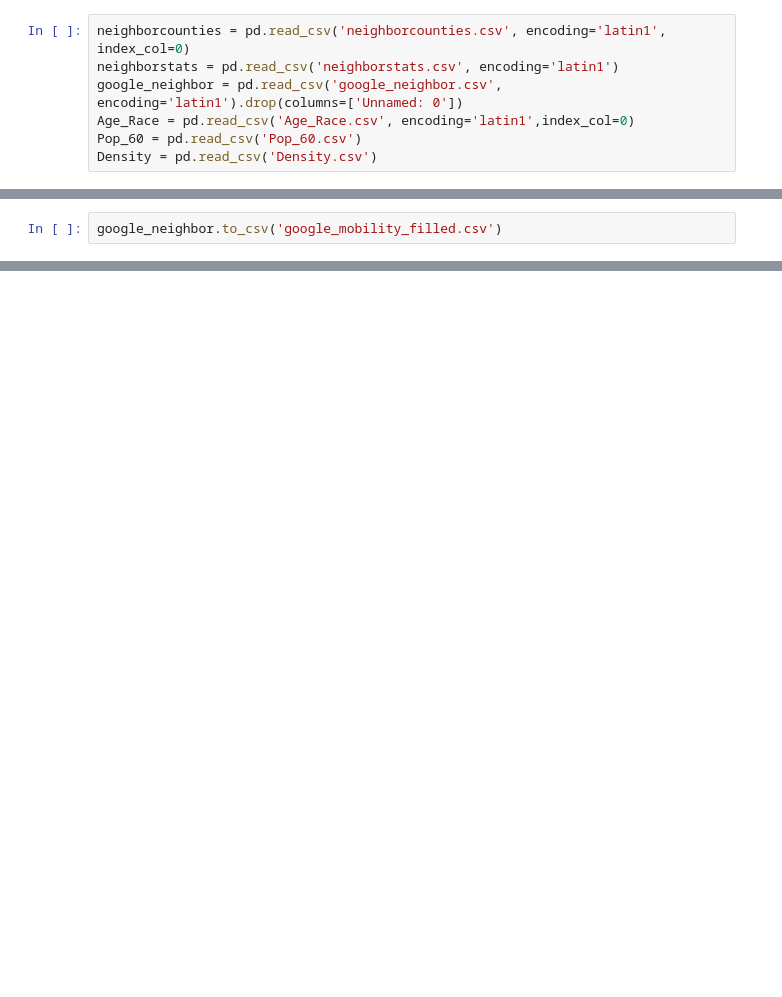
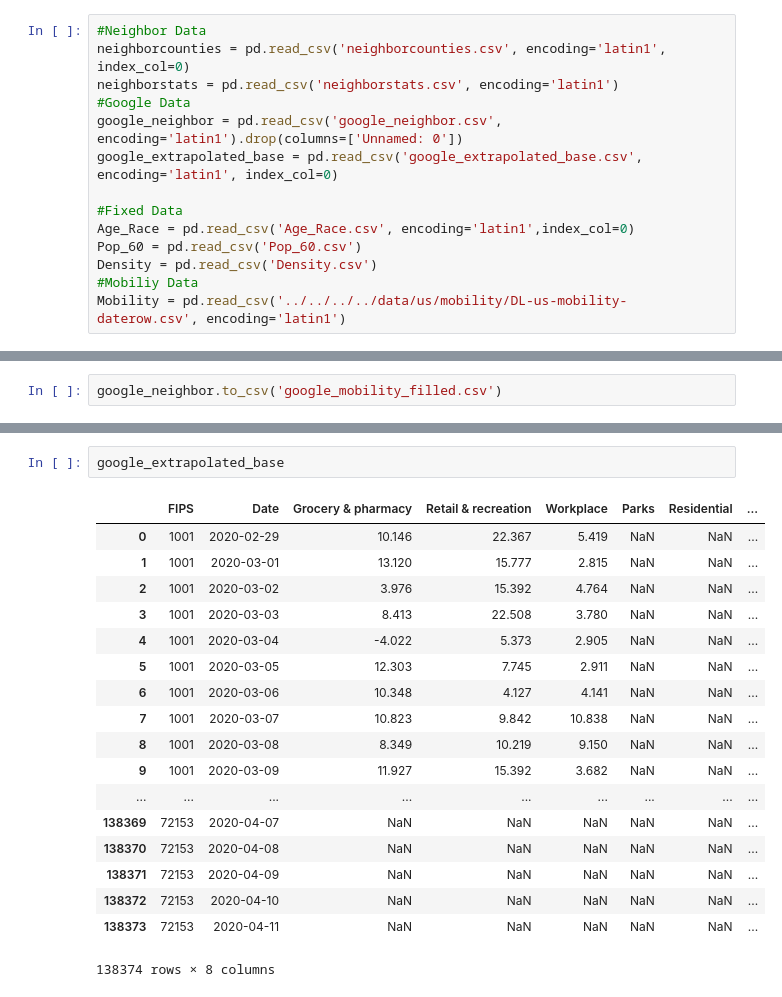
Before and after one commit to Zarand3r/corona_light, a Jupyter notebook: models/processing/USA/County_Based/Neighbor_Fill_Ins.ipynb, the cells around one changed output, grey strips where cells are left out. Saved outputs shown, nothing was run; the diff lists cells and outputs as text; blank space fills up the shorter version.

Commit message:
Data Push

```diff
--- a/models/processing/USA/County_Based/Neighbor_Fill_Ins.ipynb
+++ b/models/processing/USA/County_Based/Neighbor_Fill_Ins.ipynb
@@ -4,12 +4,19 @@ import numpy as np
 import os
 import datetime
 # %%
+#Neighbor Data
 neighborcounties = pd.read_csv('neighborcounties.csv', encoding='latin1', index_col=0)
 neighborstats = pd.read_csv('neighborstats.csv', encoding='latin1')
+#Google Data
 google_neighbor = pd.read_csv('google_neighbor.csv', encoding='latin1').drop(columns=['Unnamed: 0'])
+google_extrapolated_base = pd.read_csv('google_extrapolated_base.csv', encoding='latin1', index_col=0)
+
+#Fixed Data
 Age_Race = pd.read_csv('Age_Race.csv', encoding='latin1',index_col=0)
 Pop_60 = pd.read_csv('Pop_60.csv')
 Density = pd.read_csv('Density.csv')
+#Mobiliy Data
+Mobility = pd.read_csv('../../../../data/us/mobility/DL-us-mobility-daterow.csv', encoding='latin1')
 # %%
 def fillframe_date(fips, date, value, colname, neighborcounties, neighborstats, min_neighbors=2):
     #Is able to fill a dataframe that has a date column by pivoting by date
@@ -204,0 +253,21 @@ google_neighbor.head(20)
+# %%
+google_extrapolated_base
+# %% [output]
+|  | FIPS | Date | Grocery & pharmacy | Retail & recreation | Workplace | Parks | Residential | ... |
+| 0 | 1001 | 2020-02-29 | 10.146 | 22.367 | 5.419 | NaN | NaN | ... |
+| 1 | 1001 | 2020-03-01 | 13.120 | 15.777 | 2.815 | NaN | NaN | ... |
+| 2 | 1001 | 2020-03-02 | 3.976 | 15.392 | 4.764 | NaN | NaN | ... |
+| 3 | 1001 | 2020-03-03 | 8.413 | 22.508 | 3.780 | NaN | NaN | ... |
+| 4 | 1001 | 2020-03-04 | -4.022 | 5.373 | 2.905 | NaN | NaN | ... |
+| 5 | 1001 | 2020-03-05 | 12.303 | 7.745 | 2.911 | NaN | NaN | ... |
+| 6 | 1001 | 2020-03-06 | 10.348 | 4.127 | 4.141 | NaN | NaN | ... |
+| 7 | 1001 | 2020-03-07 | 10.823 | 9.842 | 10.838 | NaN | NaN | ... |
+| 8 | 1001 | 2020-03-08 | 8.349 | 10.219 | 9.150 | NaN | NaN | ... |
+| 9 | 1001 | 2020-03-09 | 11.927 | 15.392 | 3.682 | NaN | NaN | ... |
+| ... | ... | ... | ... | ... | ... | ... | ... | ... |
+| 138369 | 72153 | 2020-04-07 | NaN | NaN | NaN | NaN | NaN | ... |
+| 138370 | 72153 | 2020-04-08 | NaN | NaN | NaN | NaN | NaN | ... |
+| 138371 | 72153 | 2020-04-09 | NaN | NaN | NaN | NaN | NaN | ... |
+| 138372 | 72153 | 2020-04-10 | NaN | NaN | NaN | NaN | NaN | ... |
+| 138373 | 72153 | 2020-04-11 | NaN | NaN | NaN | NaN | NaN | ... |
+138374 rows × 8 columns
```
Also changed, not shown: parts of 10 cells of this notebook, 32 other files.
